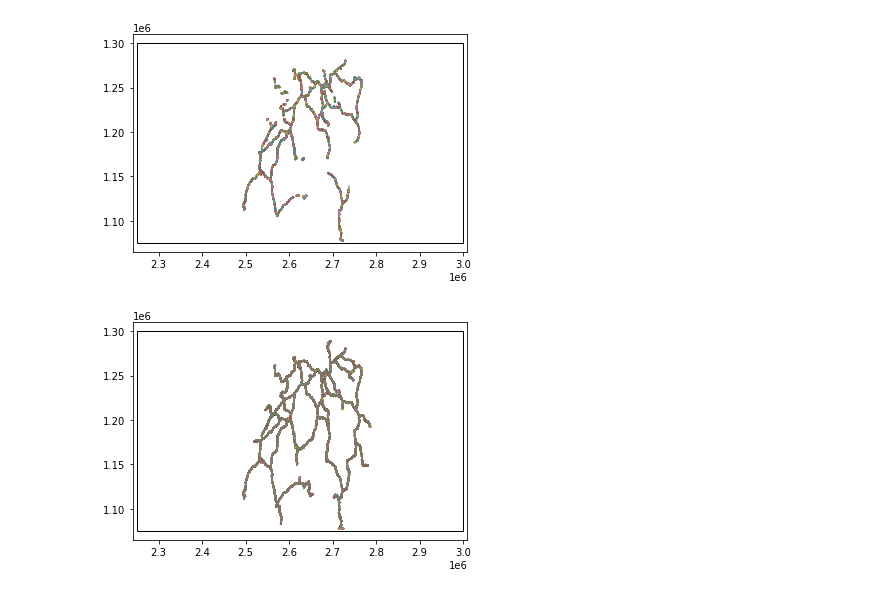
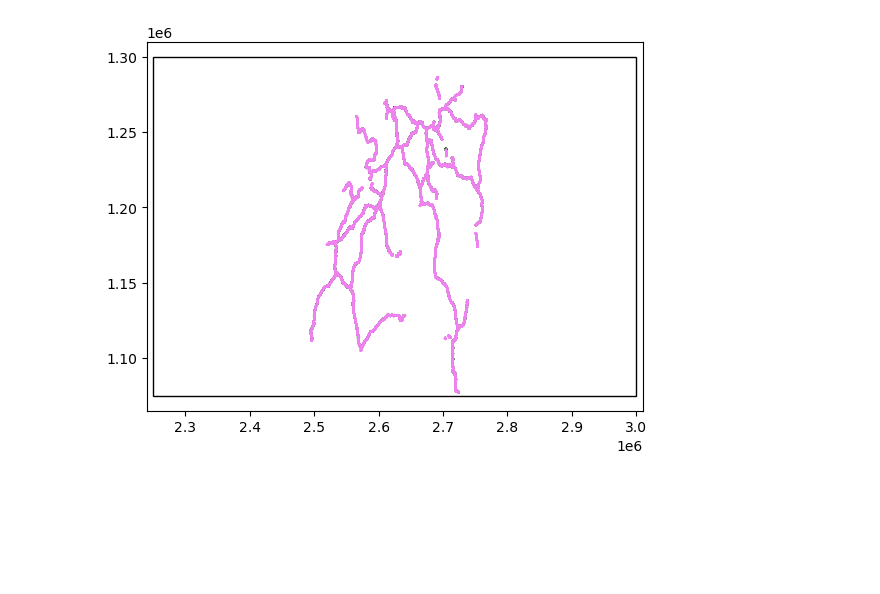
Before and after one commit to chrisvanklutter/GEO877_Spatial_Algorithms_Haklay, a Jupyter notebook: Completeness2805.ipynb, the cells around one changed output. Cells and saved outputs as stored; diff of their text form; code cells hidden in the pictures; blank space fills up the shorter version.

```diff
--- a/Completeness2805.ipynb
+++ b/Completeness2805.ipynb
@@ -192,13 +175,10 @@ cellLength.cellLength
 # %%
 # Astra dataset:
-cellSegments_ch = []
-for segment in motorway_ch_segments:
-    cellSegment_ch = CellSegment(segment.start,segment.end)
-    cellSegments_ch.append(cellSegment_ch)
+cellSegments_astra = [CellSegment(segment,precision) for segment in motorway_ch_segments]
 
-cellLength_ch = CellLength(cellSegments_ch, box, res)
-cellLength_ch.addIndex()
-cellLength_ch.addLength()
+cellLength_astra = CellLength(cellSegments_astra, box, res)
+cellLength_astra.addIndex()
+cellLength_astra.addLength()
 # Astra result
-cellLength_ch.cellLength
+cellLength_astra.cellLength
 # %% [output]
@@ -254,31 +243,42 @@ print(a)
+# %%
+import rasterio
+from rasterio.transform import from_origin
+
+# Set geotransform
+xs = 2250000
+xf = 3000000
+ys = 1075000
+yf = 1300000
+# This is an example, you need to set the values according to your data
+transform = from_origin(xs/res, ys/res, xf/res, yf/res)
+
+# Set CRS
+# This is an example, you need to set the CRS according to your data
+crs = {'init': 'epsg:2056'}
+
+# Write array to file
+with rasterio.open('result_completeness.tif', 'w', driver='GTiff', height=a.shape[1],
+                   width=a.shape[0], count=1, dtype=a.dtype,
+                   crs=crs, transform=transform) as dst:
+    dst.write(a, 1)
 # %%
 # This part is not needful, just to show where bBox is and osm data
 figure, axes = plt.subplots()
-rect = plt.Rectangle((cellLength.bBox.ll.x,cellLength.bBox.ll.y), cellLength.w, cellLength.h, fill= False)
+rect = plt.Rectangle((cellLength_osm.bBox.ll.x,cellLength_osm.bBox.ll.y), cellLength_osm.w, cellLength_osm.h, fill= False)
 
-for seg in cellSegments:
+for seg in cellSegments_osm:
     x1 = [seg.start.x, seg.end.x]
     y1 = [seg.start.y, seg.end.y]
-    plt.plot(x1, y1)
+    plt.plot(x1, y1, color="green")
+
+for seg in cellSegments_astra:
+    x1 = [seg.start.x, seg.end.x]
+    y1 = [seg.start.y, seg.end.y]
+    plt.plot(x1, y1, color="violet")
 
 plt.xlim([xs-10000, xf+10000])
 plt.ylim([ys-10000, yf+10000])
 axes.add_artist(rect)
 plt.show()
 # %% [output]
-[figure, old version]
+[figure, new version]
-# %%
-# This part is not needful, just to show where bBox is and Astra data
-figure, axes = plt.subplots()
-rect = plt.Rectangle((cellLength.bBox.ll.x,cellLength.bBox.ll.y), cellLength.w, cellLength.h, fill= False)
-for seg in cellSegments_ch:
-    x1 = [seg.start.x, seg.end.x]
-    y1 = [seg.start.y, seg.end.y]
-    plt.plot(x1, y1)
-
-plt.xlim([xs-10000, xf+10000])
-plt.ylim([ys-10000, yf+10000])
-axes.add_artist(rect)
-plt.show()
-# %% [output]
-[figure, removed]
```
Also changed, not shown: parts of 11 cells of this notebook, 1 other file.
